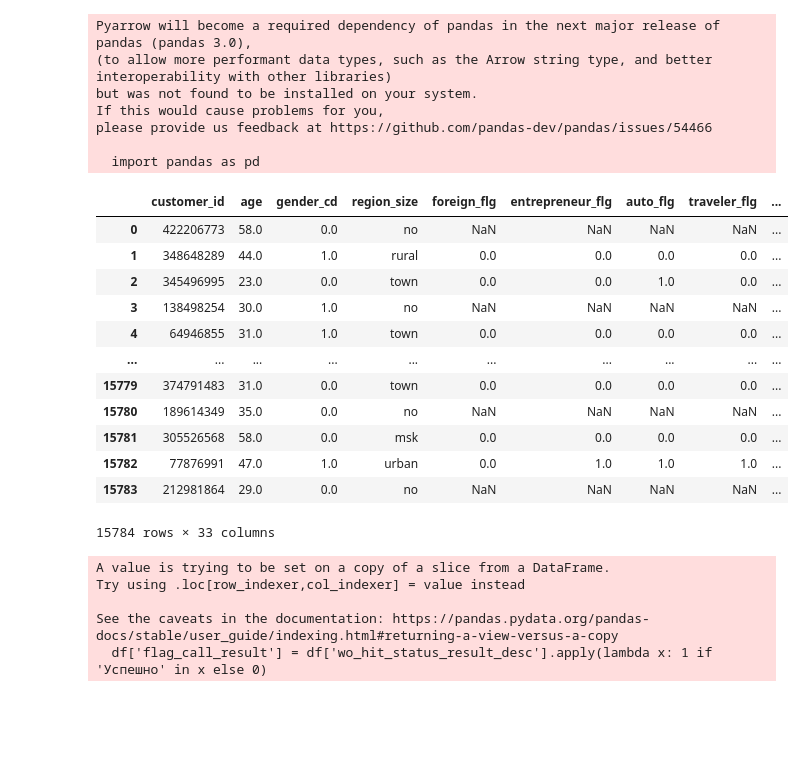
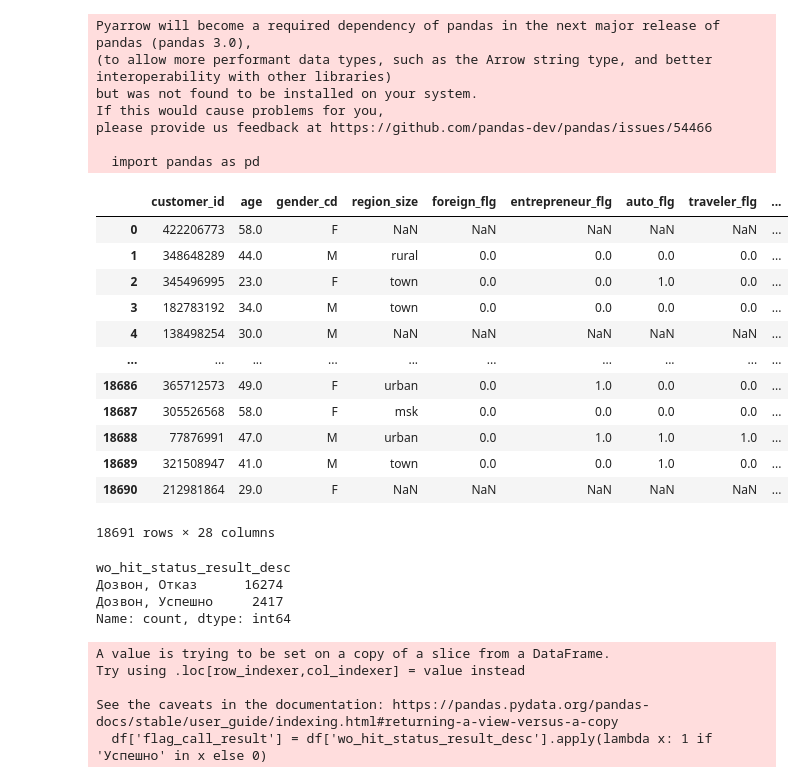
Before and after one commit to bygaga993/bread_dano_2024, a Jupyter notebook: visualization.ipynb, the cells around one changed output. Cells and saved outputs as stored; diff of their text form; code cells hidden in the pictures; blank space fills up the shorter version.

```diff
--- a/visualization.ipynb
+++ b/visualization.ipynb
@@ -11,22 +11,29 @@ please provide us feedback at https://github.com/pandas-dev/pandas/issues/54466
 
   import pandas as pd
 # %%
-df = pd.read_csv('data_preprocessed_sort.csv')
+df = pd.read_csv('sale_tasks_dataset.csv')
 df
 # %% [output]
 |  | customer_id | age | gender_cd | region_size | foreign_flg | entrepreneur_flg | auto_flg | traveler_flg | ... |
-| 0 | 422206773 | 58.0 | 0.0 | no | NaN | NaN | NaN | NaN | ... |
-| 1 | 348648289 | 44.0 | 1.0 | rural | 0.0 | 0.0 | 0.0 | 0.0 | ... |
-| 2 | 345496995 | 23.0 | 0.0 | town | 0.0 | 0.0 | 1.0 | 0.0 | ... |
-| 3 | 138498254 | 30.0 | 1.0 | no | NaN | NaN | NaN | NaN | ... |
-| 4 | 64946855 | 31.0 | 1.0 | town | 0.0 | 0.0 | 0.0 | 0.0 | ... |
+| 0 | 422206773 | 58.0 | F | NaN | NaN | NaN | NaN | NaN | ... |
+| 1 | 348648289 | 44.0 | M | rural | 0.0 | 0.0 | 0.0 | 0.0 | ... |
+| 2 | 345496995 | 23.0 | F | town | 0.0 | 0.0 | 1.0 | 0.0 | ... |
+| 3 | 182783192 | 34.0 | M | town | 0.0 | 0.0 | 0.0 | 0.0 | ... |
+| 4 | 138498254 | 30.0 | M | NaN | NaN | NaN | NaN | NaN | ... |
 | ... | ... | ... | ... | ... | ... | ... | ... | ... | ... |
-| 15779 | 374791483 | 31.0 | 0.0 | town | 0.0 | 0.0 | 0.0 | 0.0 | ... |
-| 15780 | 189614349 | 35.0 | 0.0 | no | NaN | NaN | NaN | NaN | ... |
-| 15781 | 305526568 | 58.0 | 0.0 | msk | 0.0 | 0.0 | 0.0 | 0.0 | ... |
-| 15782 | 77876991 | 47.0 | 1.0 | urban | 0.0 | 1.0 | 1.0 | 1.0 | ... |
-| 15783 | 212981864 | 29.0 | 0.0 | no | NaN | NaN | NaN | NaN | ... |
+| 18686 | 365712573 | 49.0 | F | urban | 0.0 | 1.0 | 0.0 | 0.0 | ... |
+| 18687 | 305526568 | 58.0 | F | msk | 0.0 | 0.0 | 0.0 | 0.0 | ... |
+| 18688 | 77876991 | 47.0 | M | urban | 0.0 | 1.0 | 1.0 | 1.0 | ... |
+| 18689 | 321508947 | 41.0 | M | town | 0.0 | 0.0 | 1.0 | 0.0 | ... |
+| 18690 | 212981864 | 29.0 | F | NaN | NaN | NaN | NaN | NaN | ... |
-15784 rows × 33 columns
+18691 rows × 28 columns
+# %%
+df['wo_hit_status_result_desc'].value_counts()
+# %% [output]
+wo_hit_status_result_desc
+Дозвон, Отказ      16274
+Дозвон, Успешно     2417
+Name: count, dtype: int64
 # %%
 # Добаление признака-флага успеха(1) и отказа(0)
 df['flag_call_result'] = df['wo_hit_status_result_desc'].apply(lambda x: 1 if 'Успешно' in x else 0)
```
Also changed, not shown: 2 other files.
